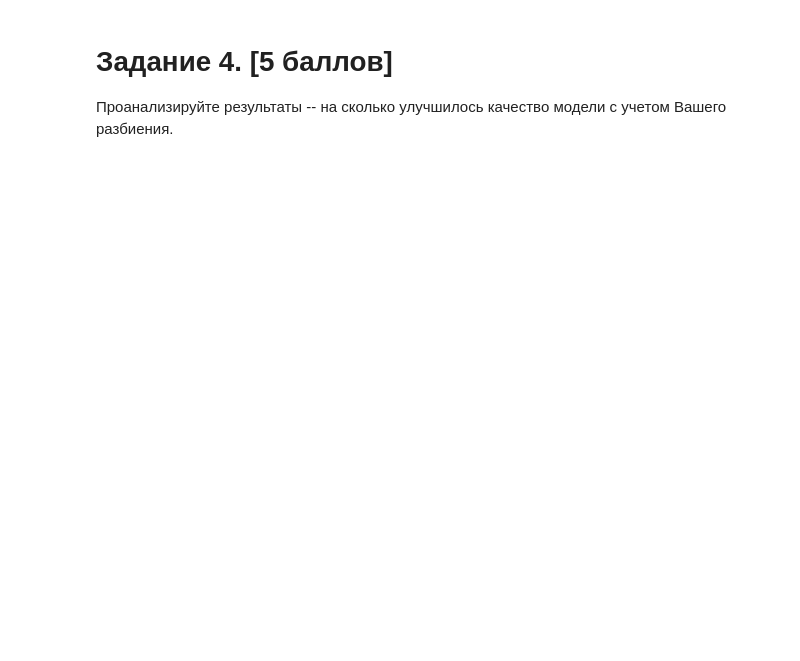
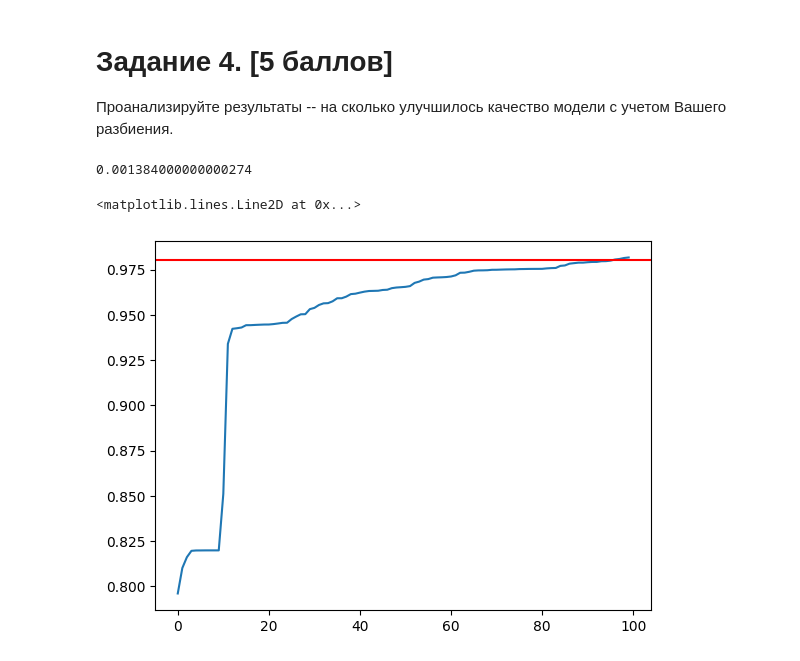
Before and after one commit to Falconwatch/SberUni-ChooseMLModel, a Jupyter notebook: HW_1/HW_1_Optuna.ipynb, the cells around one changed output. Cells and saved outputs as stored; diff of their text form; code cells hidden in the pictures; blank space fills up the shorter version.

```diff
--- a/HW_1/HW_1_Optuna.ipynb
+++ b/HW_1/HW_1_Optuna.ipynb
@@ -105,6 +105,12 @@ g.map_diag(sns.kdeplot, lw=3, legend=False)
 # %%
 from sklearn.ensemble import RandomForestClassifier
 from sklearn.metrics import classification_report
+# %%
+#для удобства конвертну имена в классы
+target_map = {"orange":0,
+              "grapefruit":1}
+target = "class"
+data[target] = data[target_str].map(target_map)
 # %%
 clf = RandomForestClassifier()
 clf.fit(X=data[features], y=data[target])
@@ -133,0 +141,8 @@ Test size (3000, 6), target rate 0.5
+# %%
+clf2 = RandomForestClassifier()
+clf2.fit(X=train[features], y=train[target])
+baseline_test_gini = roc_auc_score(y_true = test[target],
+              y_score = clf2.predict_proba(test[features])[:, 1])*2-1
+print("gini: ", baseline_test_gini)
+print(classification_report(y_true=test[target],
+                            y_pred=clf2.predict(X = test[features])))
@@ -137,0 +213,3 @@ Test size (3000, 6), target rate 0.5
+# %%
+study = optuna.create_study(direction="maximize")
+study.optimize(objective, n_trials=100, timeout=600)
@@ -139,3 +252,15 @@ Test size (3000, 6), target rate 0.5
 # Задание 4. [5 баллов]
 
 Проанализируйте результаты -- на сколько улучшилось качество модели с учетом Вашего разбиения.
+# %%
+trials = study.trials_dataframe()
+# %%
+trials["value"].max() - baseline_test_gini
+# %% [output]
+0.001384000000000274
+# %%
+plt.plot(sorted(trials["value"].values))
+plt.axhline(y=baseline_test_gini, color='r', linestyle='-')
+# %% [output]
+<matplotlib.lines.Line2D at 0x...>
+[figure, added]
```
Also changed, not shown: parts of 11 cells of this notebook.
